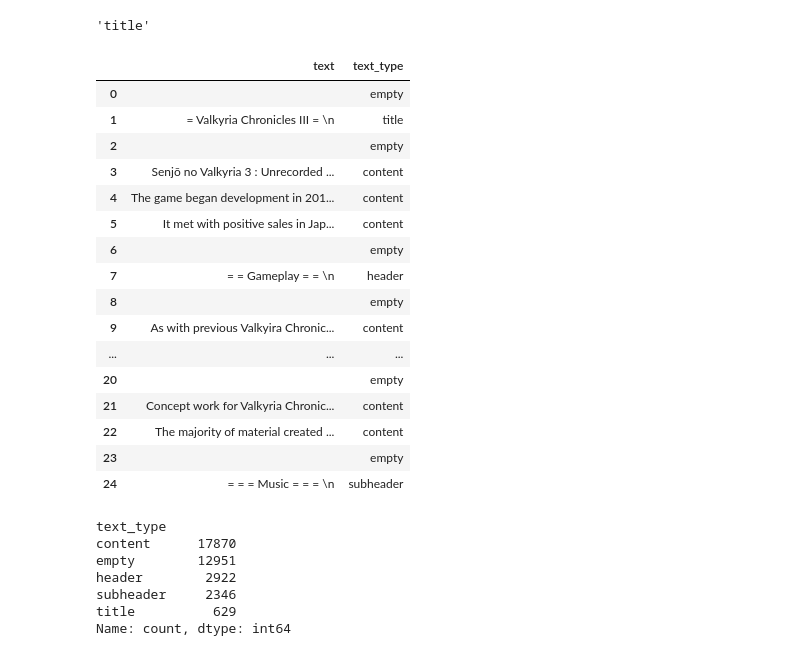
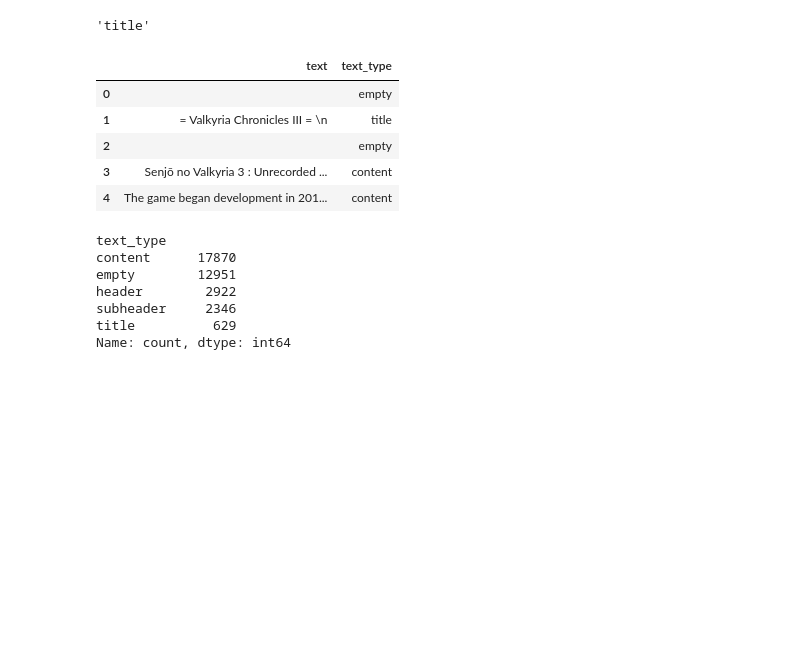
Before and after one commit to dquinn6/RAG-DocumentQA, a Jupyter notebook: solution_development.ipynb, the cells around one changed output. Cells and saved outputs as stored; diff of their text form; code cells hidden in the pictures; blank space fills up the shorter version.

```diff
--- a/solution_development.ipynb
+++ b/solution_development.ipynb
@@ -190,30 +190,19 @@ classify_string_type(text)
 # %%
 import pandas as pd
 
 text_list = wikitext["train"]["text"]
 
 df = pd.DataFrame()
 df["text"] = text_list
 df["text_type"] = list(map(lambda t: classify_string_type(t), text_list))
-df.head(25)
+df.head(5)
 # %% [output]
 |  | text | text_type |
 | 0 |  | empty |
 | 1 | = Valkyria Chronicles III = \n | title |
 | 2 |  | empty |
 | 3 | Senjō no Valkyria 3 : Unrecorded ... | content |
 | 4 | The game began development in 201... | content |
-| 5 | It met with positive sales in Jap... | content |
-| 6 |  | empty |
-| 7 | = = Gameplay = = \n | header |
-| 8 |  | empty |
-| 9 | As with previous Valkyira Chronic... | content |
-| ... | ... | ... |
-| 20 |  | empty |
-| 21 | Concept work for Valkyria Chronic... | content |
-| 22 | The majority of material created ... | content |
-| 23 |  | empty |
-| 24 | = = = Music = = = \n | subheader |
 # %%
 df.text_type.value_counts()
 # %% [output]
```
Also changed, not shown: parts of 21 cells of this notebook.
